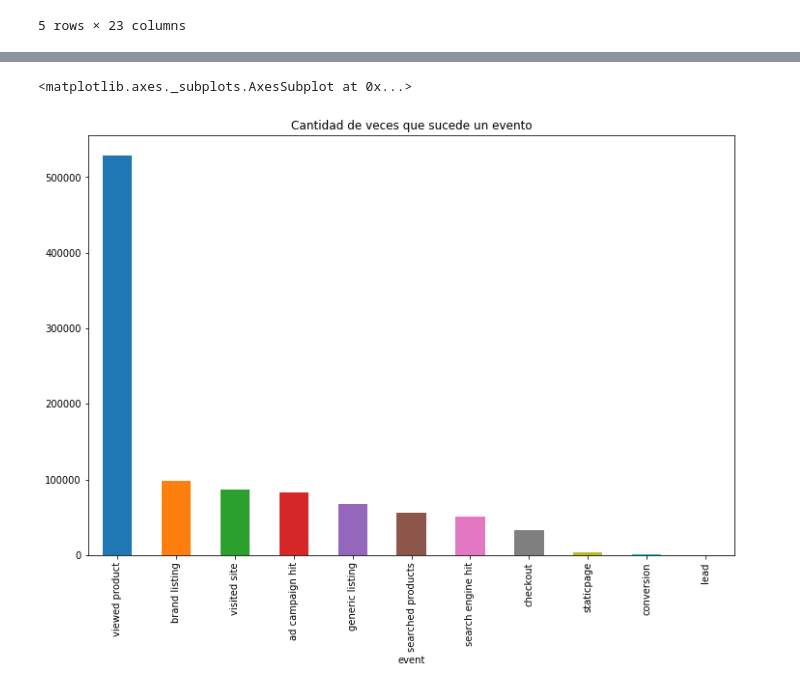
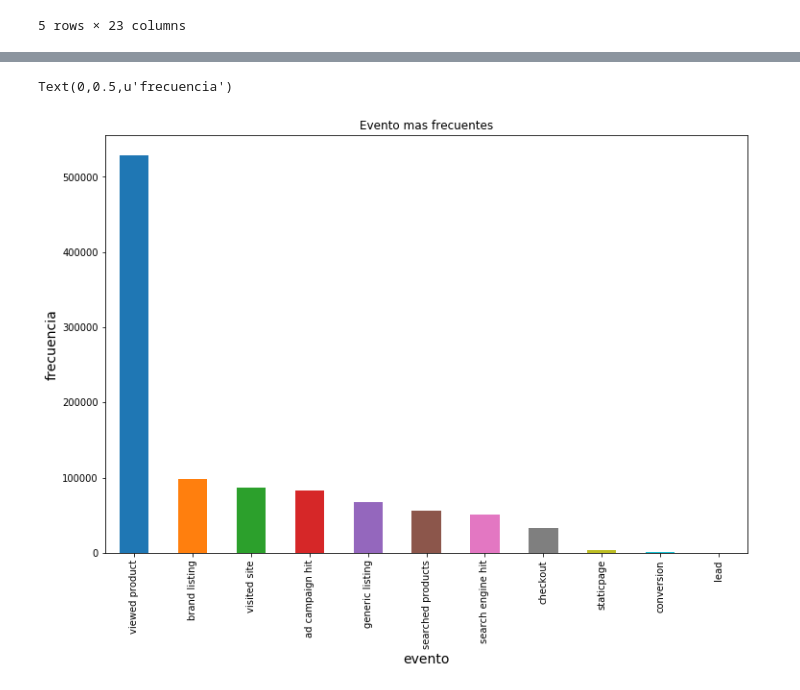
Before and after one commit to Titolasanta/bufanda, a Jupyter notebook: Analisis.ipynb, the cells around one changed output, grey strips where cells are left out. Saved outputs shown, nothing was run; the diff lists cells and outputs as text; code cells hidden in the pictures.

```diff
--- a/Analisis.ipynb
+++ b/Analisis.ipynb
@@ -57,8 +57,11 @@ operating_system_version     923910
 browser_version              923910
 dtype: int64
 # %%
-df.groupby('event').size().sort_values(0,ascending=False).plot(kind='bar',title='Cantidad de veces que sucede un evento',rot=90,figsize=(12,8))
+plot = df.groupby('event').size().sort_values(0,ascending=False).\
+    plot(kind='bar',title='Evento mas frecuentes',rot=90,figsize=(12,8))
+plot.set_xlabel("evento", fontsize=14)
+plot.set_ylabel("frecuencia", fontsize=14)
 # %% [output]
-<matplotlib.axes._subplots.AxesSubplot at 0x...>
+Text(0,0.5,u'frecuencia')
-[figure, old version]
+[figure, new version]
 # %%
```
Also changed, not shown: parts of 10 cells of this notebook.
